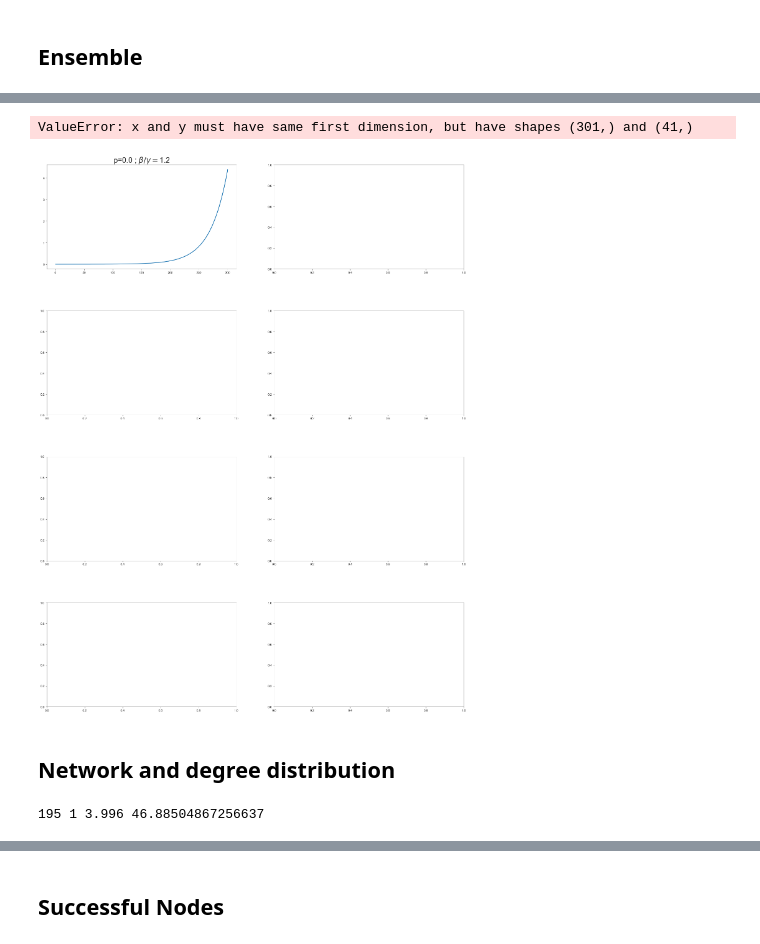
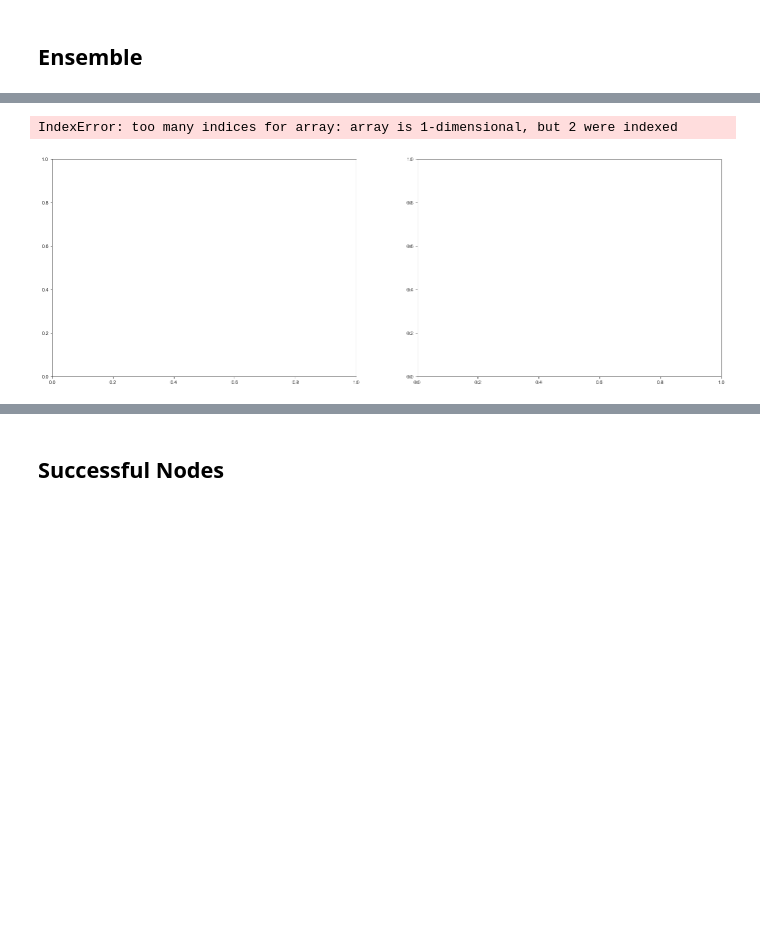
Before and after one commit to betoto008/Epidemiology_2020, a Jupyter notebook: Jupyter_Notebooks/1_Stochastic_Network.ipynb, the cells around one changed output, grey strips where cells are left out. Drawn from its saved outputs; the diff is of its cells as text; code cells hidden in the pictures; blank space fills up the shorter version.

Commit message:
fixing files and total times for simulations mac20

```diff
--- a/Jupyter_Notebooks/Model_SEIR_network.ipynb
+++ b/Jupyter_Notebooks/1_Stochastic_Network.ipynb
@@ -56,0 +59,8 @@ G2 = nx.watts_strogatz_graph(N, 4, 1)
+# %%
+N = 2000
+graphs_names = np.array(['barabasi-albert','watts-strogatz'])
+nodeDegrees = np.loadtxt(Text_files_path+'Stochastic/Networks/barabasi-albert/network_degree_distrib_N%d.txt'%(N), dtype=np.int32)
+meanDegree = np.mean(nodeDegrees)
+meanDegree2 = np.mean(nodeDegrees**2)
+
+print(max(nodeDegrees), min(nodeDegrees), meanDegree, meanDegree2)
@@ -58,8 +70,8 @@ G2 = nx.watts_strogatz_graph(N, 4, 1)
 ## Single Trajectory
 # %%
 intervals = 100
-p=0.0
-R0 = 0.9
+p=1.0
+R0 = 2
 gamma = 1/6
 sigma = 1/4
 beta = R0*gamma
@@ -71,7 +83,7 @@ est = 1/(lambda1)
 print(est)
 print(est)
 ### run function
-Tseries, Eseries, Iseries, I_max_1, I_max_2, time, E_solution, I_solution, sol_total_approx, status = run_network_trajectory(N=N, G=G1, beta=beta, sigma = sigma, gamma=gamma, T_total=T_total, intervals=intervals, p = p, initE=0, initI = 1, est = est, folder ='../../../../Dropbox/Research/Epidemiology_2020/Text_files/Stochastic/Networks/'+graphs_names[0])
+Tseries, Eseries, Iseries, I_max_1, I_max_2, time, E_solution, I_solution, sol_total_approx, status = run_network_trajectory(N=N, G=G1, beta=beta, sigma = sigma, gamma=gamma, T_total=T_total, intervals=intervals, p = p, initE=0, initI = 1, est = est, folder = Text_files_path +'Stochastic/Networks/'+graphs_names[0])
 ### plot
 plot_trajectory(N=N, G_name = graphs_names[0], beta=beta, sigma=sigma, gamma=gamma, T_total=T_total,  p=p, initE=0, initI = 1, est=est, Tseries=Tseries, Eseries=Eseries, Iseries=Iseries,
                 I_max_1=I_max_1, I_max_2=I_max_2, time=time, E_solution=E_solution, I_solution=I_solution, folder='../Figures/Control/Stochastic/Networks/', external_ax = ax, labels = True, succ = status,
@@ -104,7 +116,7 @@ N = 2000
 print('N:', N)
 gamma = 1/6
 print('Gamma:', gamma)
-sigma = 1/4
+sigma = 1000
 print('Sigma:', sigma)
 graphs = [G1]
 graphs_names = np.array(['barabasi-albert','watts-strogatz'])
@@ -117,8 +129,10 @@ print('ps:',ps)
 n_sims = np.array([100, 100, 100, 100, 100, 100])
 #n_sims = np.array([3000, 1000, 1000, 800, 800, 600, 500])
 print('n_sim:',n_sims)
+
 R0s = np.array([1.2, 2.0, 3.0, 4.5])
-R0s2 = np.array([0.8, 1.2, 2.0, 3.0, 4.5])
+R0s2 = np.array([0.8, 1.2, 2.0, 3.0, 4.5]) # with network p=0
+
 Betas = np.array([R0s2*gamma,R0s*gamma])
 print('Betas:', Betas)
 
@@ -131,7 +145,7 @@ print('R0_Es:',R0_Es)
 print('R0_Ns:',R0_Ns)
 print('R0_ENs:',R0_ENs)
 
-lambdas = ((-sigma-gamma)/(2)) + (1/2)*np.sqrt((sigma-gamma)**2 + 4*sigma*Betas[1])
+lambdas = ((-sigma-gamma)/(2)) + (1/2)*np.sqrt((sigma-gamma)**2 + 4*sigma*Betas[1]) #exponential growth rates
 
 ests = (1/(lambdas)).astype(int)
 if(sigma==1/4):
@@ -139,7 +153,7 @@ if(sigma==1/4):
 if(sigma==1000):
     est_Ns = (1/((R0_Ns-1)*gamma)).astype(int)
 
-Ts_Total = np.array([10*est_Ns,10*ests]) #for R0 = [1.2, 1.5, 3.0, 4.5] use [160, 35, 20] and half of it if when sigma=1000
+Ts_Total = np.array([5*est_Ns,5*ests]) #for R0 = [1.2, 1.5, 3.0, 4.5] use [160, 35, 20] and half of it if when sigma=1000
 print('Times:',Ts_Total)
 slopes = np.array([1, 1, 1, 1, 1, 1])
 print('slopes:',slopes)
@@ -201,46 +215,34 @@ Wall time: 10min 14s
 # %%
-#ps = [1.0]
-#betas = [2.0*1/6]
-#Ts_total = [40]
+ps = [0.0]
+betas = [2.0*1/6]
+Ts_total = [40]
 sigma = 1000
 fig, ax = plt.subplots(len(betas),len(ps), figsize = (24, 8*len(betas)),gridspec_kw={'hspace':0.4})
 col = 0
 for p in ps:
     row = 0
     for beta, T_total in zip(betas, Ts_total):
         days = np.array(range(T_total+1))
         I_data = np.loadtxt('../../../../Dropbox/Research/Epidemiology_2020/Text_files/Stochastic/Networks/barabasi-albert/ensemble_I_R0%.1f_sigma%.1f_N%d_p%.1f_barabasi-albert.txt'%(beta/gamma,sigma,N,p))
         I_avg = np.mean(I_data , axis = 0)
         I_data2 = [I_data[i,:] for i in range(len(I_data[:,0])) if max(I_data[i,:])>(1/(beta-gamma))]
         I_avg_not_ext = np.mean(I_data2 , axis = 0)
         I_data3 = [I_data[i,:] for i in range(len(I_data[:,0])) if max(I_data[i,:])<(1/(beta-gamma))]
         I_avg_ext = np.mean(I_data3 , axis = 0)
         I_det = np.loadtxt('../../../../Dropbox/Research/Epidemiology_2020/Text_files/Deterministic/deterministic_R0%.1f_sigma%.1f_N%d.txt'%(beta/gamma,sigma,N))
 
         ax[row, col].set_title(r'p=%.1f ; $\beta/\gamma=$%.1f'%(p, beta/gamma), fontsize = 24)
         ax[row, col].plot(I_det[0,:],I_det[1,:], label = 'det', linewidth = 2)
         ax[row, col].plot(days,I_avg, label = 'avg', linewidth = 2)
         ax[row, col].plot(days,I_avg_not_ext, label = 'avg|~ext', linewidth = 2)
         ax[row, col].plot(days,I_avg_ext, label = 'avg|ext', linewidth = 2)
         ax[row, col].tick_params(labelsize = 24)
         ax[row, col].set_yscale('log')
         ax[row, col].set_xlabel('time', fontsize = 22)
         ax[row, col].set_ylabel('ind', fontsize = 22)
         ax[row, col].legend(fontsize = 22)
         row +=1
     col+=1
 # %% [output]
-ValueError: x and y must have same first dimension, but have shapes (301,) and (41,)
+IndexError: too many indices for array: array is 1-dimensional, but 2 were indexed
-[figure, old version]
+[figure, new version]
-# %% [markdown]
-## Network and degree distribution
-# %%
-N = 2000
-graphs_names = np.array(['barabasi-albert','watts-strogatz'])
-nodeDegrees = np.loadtxt('../../../../Dropbox/Research/Epidemiology_2020/Text_files/Stochastic/Networks/barabasi-albert/network_degree_distrib_N%d.txt'%(N), dtype=np.int32)
-meanDegree = np.mean(nodeDegrees)
-meanDegree2 = np.mean(nodeDegrees**2)
-
-print(max(nodeDegrees), min(nodeDegrees), meanDegree, meanDegree2)
-# %% [output]
-195 1 3.996 46.88504867256637
```
Also changed, not shown: parts of 6 cells of this notebook, 10 other files.
